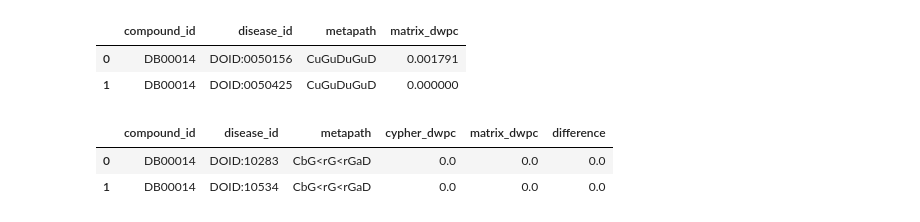
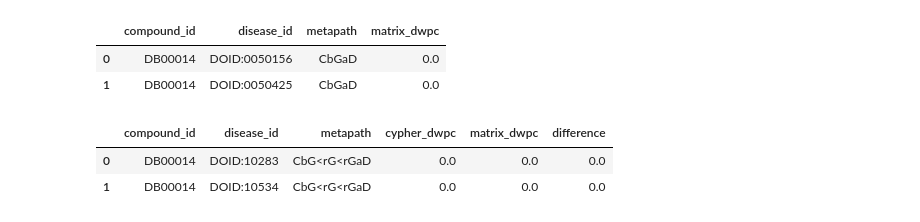
Before and after one commit to greenelab/connectivity-search-analyses, a Jupyter notebook: 6.compare-rephetio.ipynb, the cells around one changed output. Saved outputs shown, nothing was run; the diff lists cells and outputs as text; code cells hidden in the pictures.

```diff
--- a/6.compare-rephetio.ipynb
+++ b/6.compare-rephetio.ipynb
@@ -38,9 +21,14 @@ dwpc_results.head(2)
 # %%
-matrix_df = dwpc_results.melt(id_vars=['compound_id', 'disease_id'], var_name='metapath', value_name='matrix_dwpc')
+path = pathlib.Path('data/rephetio-DWPCs-hetmech.tsv.xz')
+matrix_df = (
+    pandas.read_table(path, compression='xz')
+    .rename(columns={'compound': 'compound_id', 'disease': 'disease_id'})
+    .melt(id_vars=['compound_id', 'disease_id'], var_name='metapath', value_name='matrix_dwpc')
+)
 matrix_df.head(2)
 # %% [output]
 |  | compound_id | disease_id | metapath | matrix_dwpc |
-| 0 | DB00014 | DOID:0050156 | CuGuDuGuD | 0.001791 |
-| 1 | DB00014 | DOID:0050425 | CuGuDuGuD | 0.000000 |
+| 0 | DB00014 | DOID:0050156 | CbGaD | 0.0 |
+| 1 | DB00014 | DOID:0050425 | CbGaD | 0.0 |
 # %%
 compare_df = cypher_df.merge(matrix_df)
```
Also changed, not shown: parts of 12 cells of this notebook, 6 other files.
